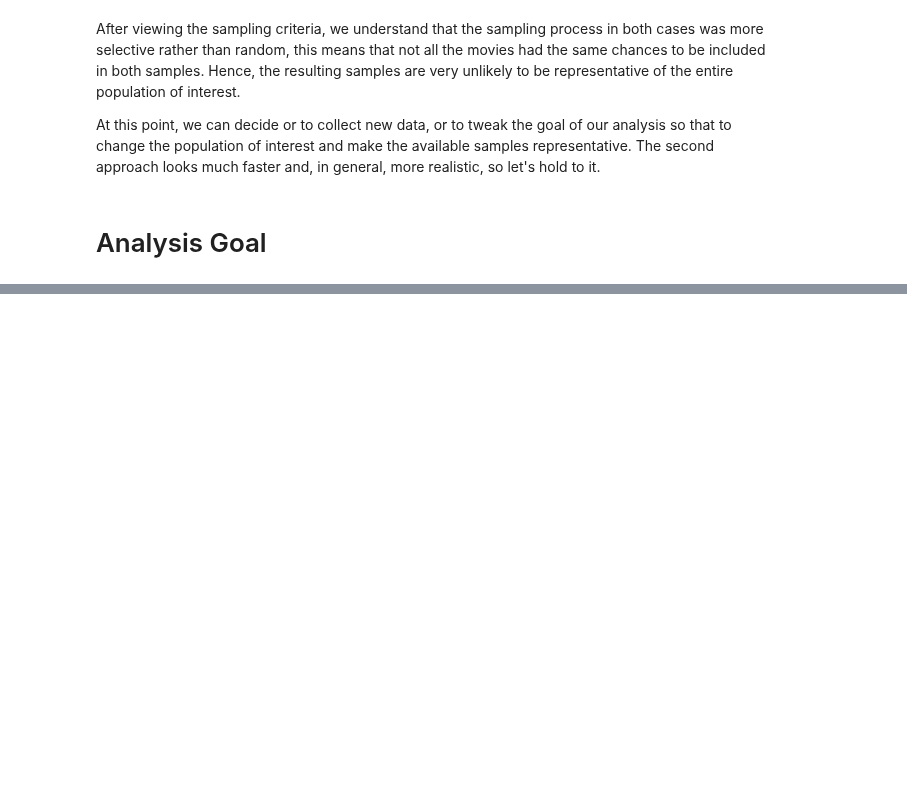
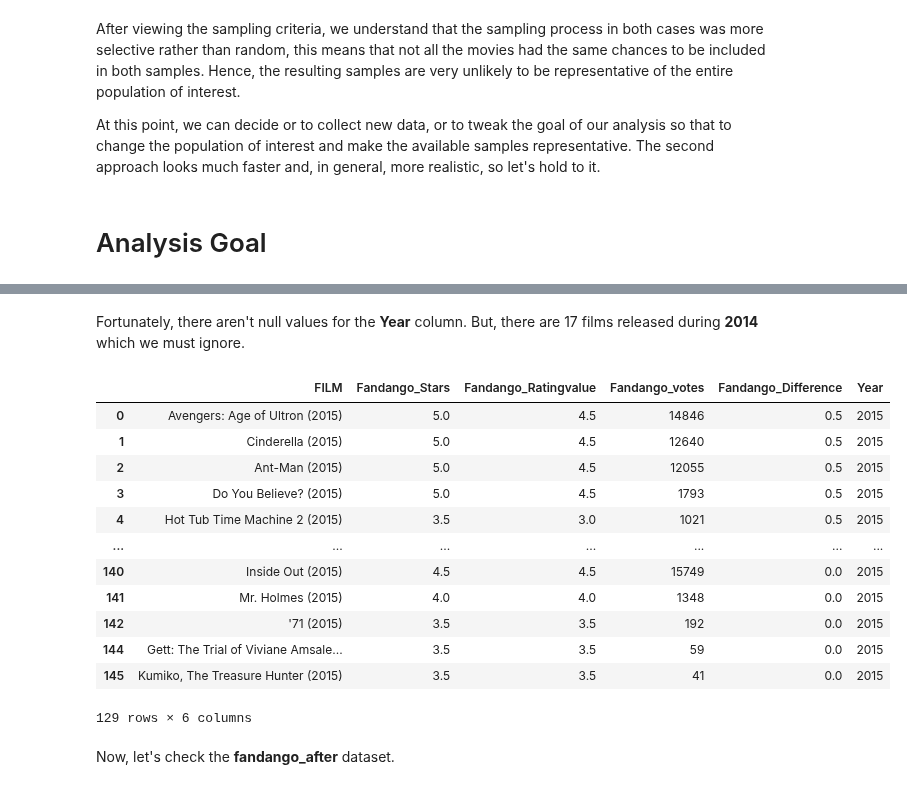
Before and after one commit to raduspaimoc/DataQuest-Projects, a Jupyter notebook: Data Analysis/Investigating Fandango Movie Ratings/Investigating Fandango Movie Ratings.ipynb, the cells around one changed output, grey strips where cells are left out. Drawn from its saved outputs; the diff is of its cells as text; code cells hidden in the pictures; blank space fills up the shorter version.

```diff
--- a/Data Analysis/Investigating Fandango Movie Ratings/Investigating Fandango Movie Ratings.ipynb
+++ b/Data Analysis/Investigating Fandango Movie Ratings/Investigating Fandango Movie Ratings.ipynb
@@ -137,0 +229,21 @@ We can decide to exclude the data for **2017** from the second dataset and **com
+# %% [markdown]
+Fortunately, there aren't null values for the **Year** column. But, there are 17 films released during **2014** which we must ignore.
+# %%
+fandango_2015 = fandango_previous[fandango_previous['Year'] == 2015].copy()
+fandango_2015
+# %% [output]
+|  | FILM | Fandango_Stars | Fandango_Ratingvalue | Fandango_votes | Fandango_Difference | Year |
+| 0 | Avengers: Age of Ultron (2015) | 5.0 | 4.5 | 14846 | 0.5 | 2015 |
+| 1 | Cinderella (2015) | 5.0 | 4.5 | 12640 | 0.5 | 2015 |
+| 2 | Ant-Man (2015) | 5.0 | 4.5 | 12055 | 0.5 | 2015 |
+| 3 | Do You Believe? (2015) | 5.0 | 4.5 | 1793 | 0.5 | 2015 |
+| 4 | Hot Tub Time Machine 2 (2015) | 3.5 | 3.0 | 1021 | 0.5 | 2015 |
+| ... | ... | ... | ... | ... | ... | ... |
+| 140 | Inside Out (2015) | 4.5 | 4.5 | 15749 | 0.0 | 2015 |
+| 141 | Mr. Holmes (2015) | 4.0 | 4.0 | 1348 | 0.0 | 2015 |
+| 142 | '71 (2015) | 3.5 | 3.5 | 192 | 0.0 | 2015 |
+| 144 | Gett: The Trial of Viviane Amsale... | 3.5 | 3.5 | 59 | 0.0 | 2015 |
+| 145 | Kumiko, The Treasure Hunter (2015) | 3.5 | 3.5 | 41 | 0.0 | 2015 |
+129 rows × 6 columns
+# %% [markdown]
+Now, let's check the **fandango_after** dataset.
```
Also changed, not shown: parts of 26 cells of this notebook, 1 other file.
